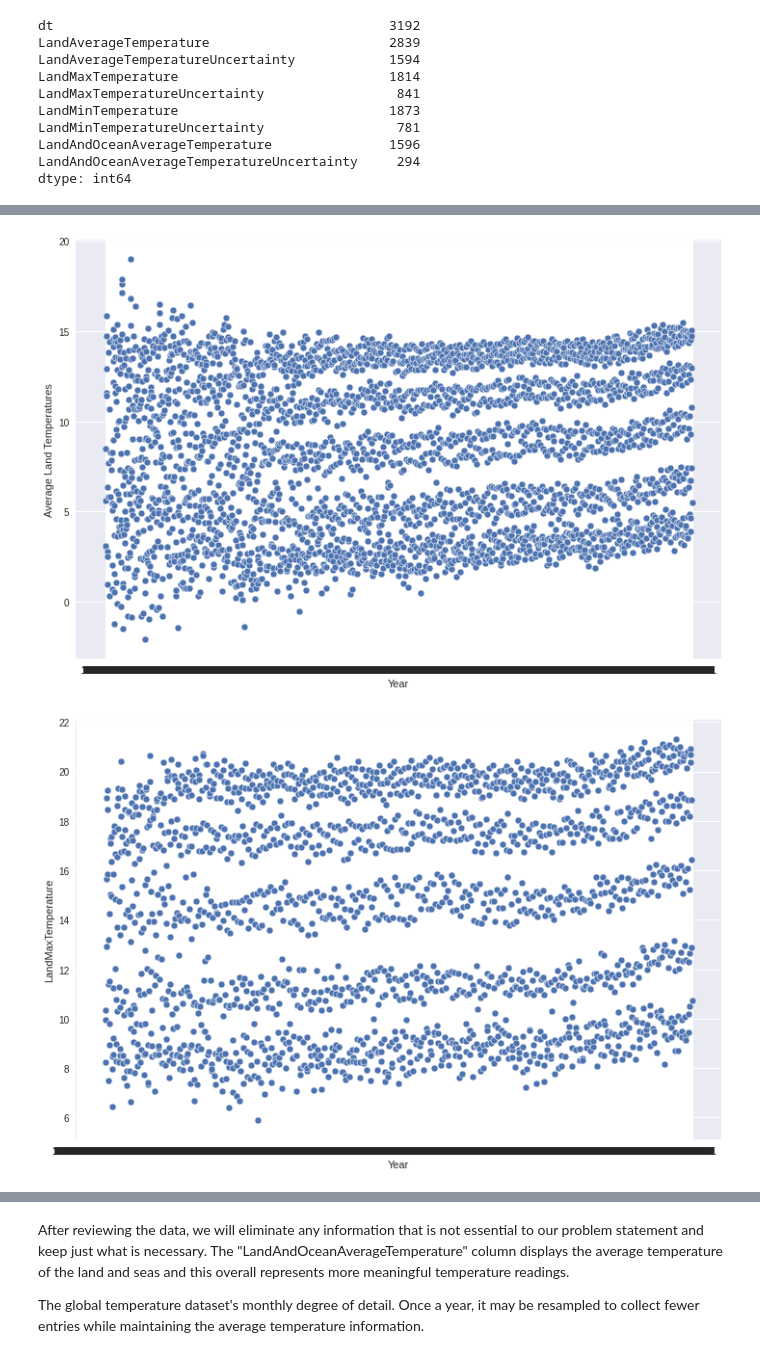
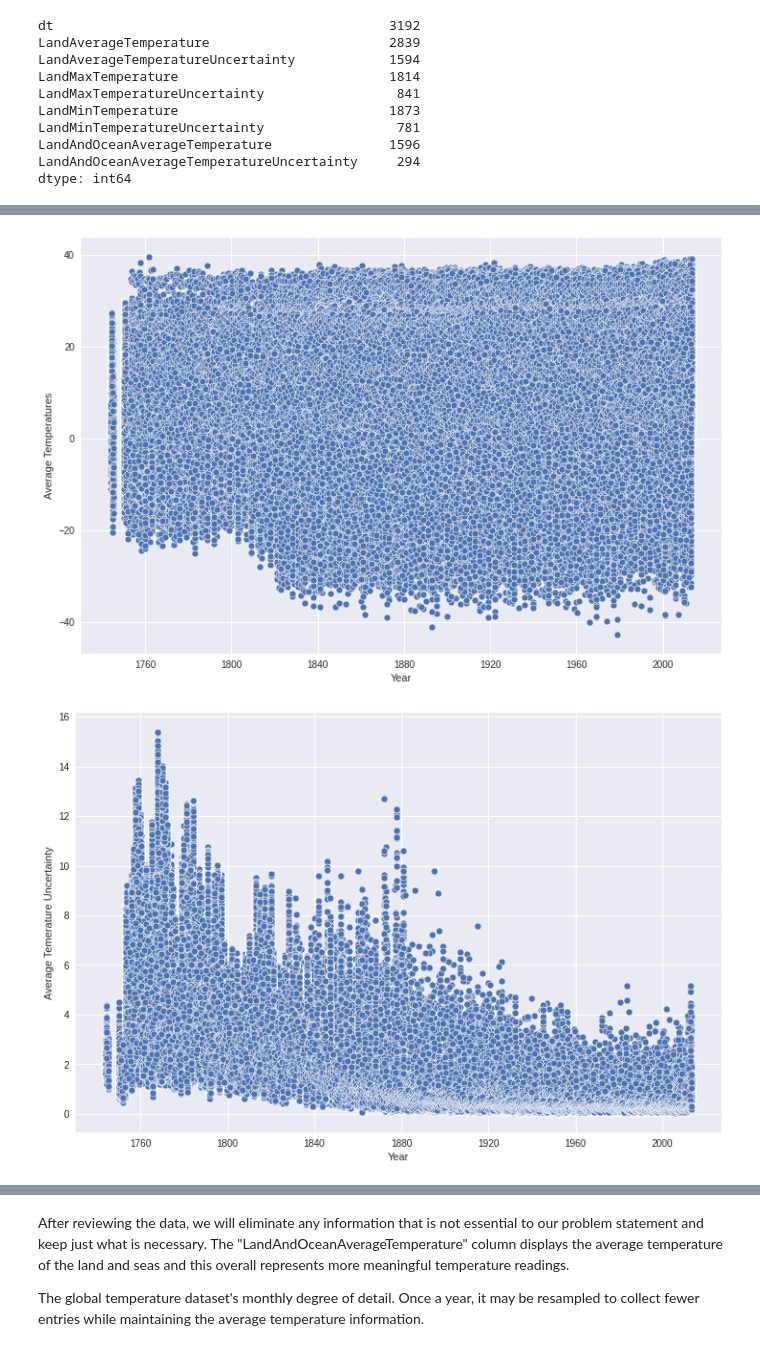
Before and after one commit to JayeshSuryavanshi/Data-Intensive-Computing, a Jupyter notebook: CSE_587_ProjectPhase1.ipynb, the cells around one changed output, grey strips where cells are left out. Drawn from its saved outputs; the diff is of its cells as text; code cells hidden in the pictures.

```diff
--- a/CSE_587_ProjectPhase1.ipynb
+++ b/CSE_587_ProjectPhase1.ipynb
@@ -195,7 +195,7 @@ LandAndOceanAverageTemperature               1596
 LandAndOceanAverageTemperatureUncertainty     294
 dtype: int64
 # %%
-global_temperatures_df = dataframe1.copy()
+global_temperatures_df = dataframe2.copy()
 # %%
 global_temperatures_df.describe()
 # %% [output]
@@ -211,17 +211,22 @@ global_temperatures_df.describe()
 # %%
 plt.figure(figsize=(12,8))
-sns.scatterplot(data = global_temperatures_df, x = 'dt',y = 'LandAverageTemperature')
+global_temperatures_df['dt'] = pd.to_datetime(global_temperatures_df['dt'])
+sns.scatterplot(data = global_temperatures_df, x = 'dt',y = 'AverageTemperature')
 # X-axis is Years
 plt.xlabel('Year')
-plt.ylabel('Average Land Temperatures')
+# Y-axis is Average Temeratures
+plt.ylabel('Average Temperatures')
 plt.show()
 # %% [output]
-[figure, old version]
+[figure, new version]
 # %%
 plt.figure(figsize=(12,8))
-sns.scatterplot(data = global_temperatures_df, x = 'dt',y = 'LandMaxTemperature')
+global_temperatures_df['dt'] = pd.to_datetime(global_temperatures_df['dt'])
+sns.scatterplot(data = global_temperatures_df, x = 'dt',y = 'AverageTemperatureUncertainty')
 # X-axis is Years
 plt.xlabel('Year')
+# Y-axis is Average Temperature Uncertainty
+plt.ylabel('Average Temerature Uncertainty')
 plt.show()
 # %% [output]
-[figure, old version]
+[figure, new version]
```
Also changed, not shown: parts of 5 cells of this notebook.
